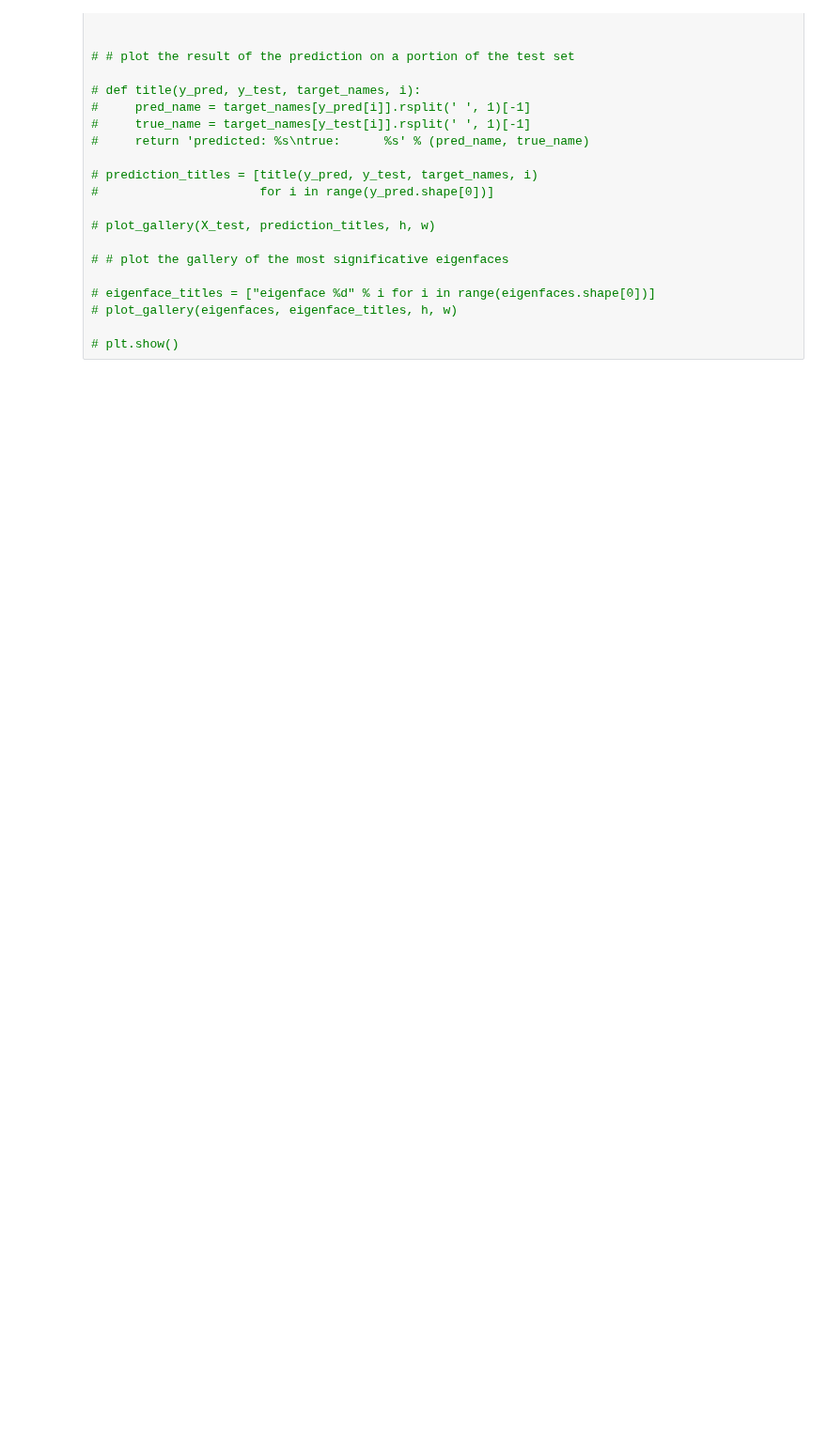
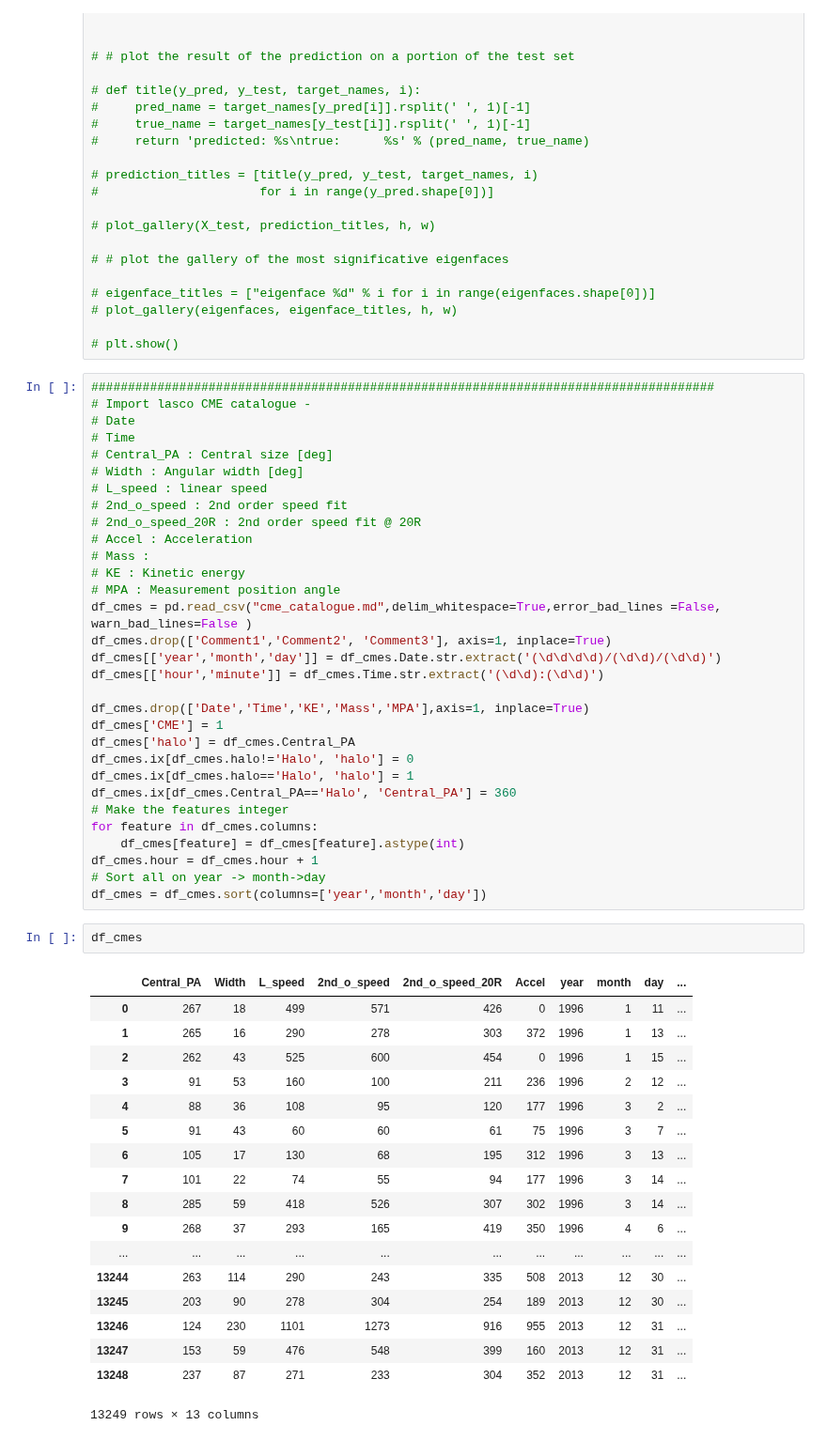
Before and after one commit to dinob0t/ga_project_final, a Jupyter notebook: magnetograms.ipynb, the cells around one changed output. Shown at 94% size. Drawn from its saved outputs; the diff is of its cells as text; blank space fills up the shorter version.

```diff
--- a/magnetograms.ipynb
+++ b/magnetograms.ipynb
@@ -181,3 +239,55 @@ print np.max(test)
 # plot_gallery(eigenfaces, eigenface_titles, h, w)
 
 # plt.show()
+# %%
+#####################################################################################
+# Import lasco CME catalogue -
+# Date
+# Time
+# Central_PA : Central size [deg]
+# Width : Angular width [deg]
+# L_speed : linear speed
+# 2nd_o_speed : 2nd order speed fit
+# 2nd_o_speed_20R : 2nd order speed fit @ 20R
+# Accel : Acceleration
+# Mass :
+# KE : Kinetic energy
+# MPA : Measurement position angle
+df_cmes = pd.read_csv("cme_catalogue.md",delim_whitespace=True,error_bad_lines =False, warn_bad_lines=False )
+df_cmes.drop(['Comment1','Comment2', 'Comment3'], axis=1, inplace=True)
+df_cmes[['year','month','day']] = df_cmes.Date.str.extract('(\d\d\d\d)/(\d\d)/(\d\d)')
+df_cmes[['hour','minute']] = df_cmes.Time.str.extract('(\d\d):(\d\d)')
+
+df_cmes.drop(['Date','Time','KE','Mass','MPA'],axis=1, inplace=True)
+df_cmes['CME'] = 1
+df_cmes['halo'] = df_cmes.Central_PA
+df_cmes.ix[df_cmes.halo!='Halo', 'halo'] = 0
+df_cmes.ix[df_cmes.halo=='Halo', 'halo'] = 1
+df_cmes.ix[df_cmes.Central_PA=='Halo', 'Central_PA'] = 360
+# Make the features integer
+for feature in df_cmes.columns:
+    df_cmes[feature] = df_cmes[feature].astype(int)
+df_cmes.hour = df_cmes.hour + 1
+# Sort all on year -> month->day
+df_cmes = df_cmes.sort(columns=['year','month','day'])
+# %%
+df_cmes
+# %% [output]
+|  | Central_PA | Width | L_speed | 2nd_o_speed | 2nd_o_speed_20R | Accel | year | month | day | ... |
+| 0 | 267 | 18 | 499 | 571 | 426 | 0 | 1996 | 1 | 11 | ... |
+| 1 | 265 | 16 | 290 | 278 | 303 | 372 | 1996 | 1 | 13 | ... |
+| 2 | 262 | 43 | 525 | 600 | 454 | 0 | 1996 | 1 | 15 | ... |
+| 3 | 91 | 53 | 160 | 100 | 211 | 236 | 1996 | 2 | 12 | ... |
+| 4 | 88 | 36 | 108 | 95 | 120 | 177 | 1996 | 3 | 2 | ... |
+| 5 | 91 | 43 | 60 | 60 | 61 | 75 | 1996 | 3 | 7 | ... |
+| 6 | 105 | 17 | 130 | 68 | 195 | 312 | 1996 | 3 | 13 | ... |
+| 7 | 101 | 22 | 74 | 55 | 94 | 177 | 1996 | 3 | 14 | ... |
+| 8 | 285 | 59 | 418 | 526 | 307 | 302 | 1996 | 3 | 14 | ... |
+| 9 | 268 | 37 | 293 | 165 | 419 | 350 | 1996 | 4 | 6 | ... |
+| ... | ... | ... | ... | ... | ... | ... | ... | ... | ... | ... |
+| 13244 | 263 | 114 | 290 | 243 | 335 | 508 | 2013 | 12 | 30 | ... |
+| 13245 | 203 | 90 | 278 | 304 | 254 | 189 | 2013 | 12 | 30 | ... |
+| 13246 | 124 | 230 | 1101 | 1273 | 916 | 955 | 2013 | 12 | 31 | ... |
+| 13247 | 153 | 59 | 476 | 548 | 399 | 160 | 2013 | 12 | 31 | ... |
+| 13248 | 237 | 87 | 271 | 233 | 304 | 352 | 2013 | 12 | 31 | ... |
+13249 rows × 13 columns
```
Also changed, not shown: parts of 7 cells of this notebook.
